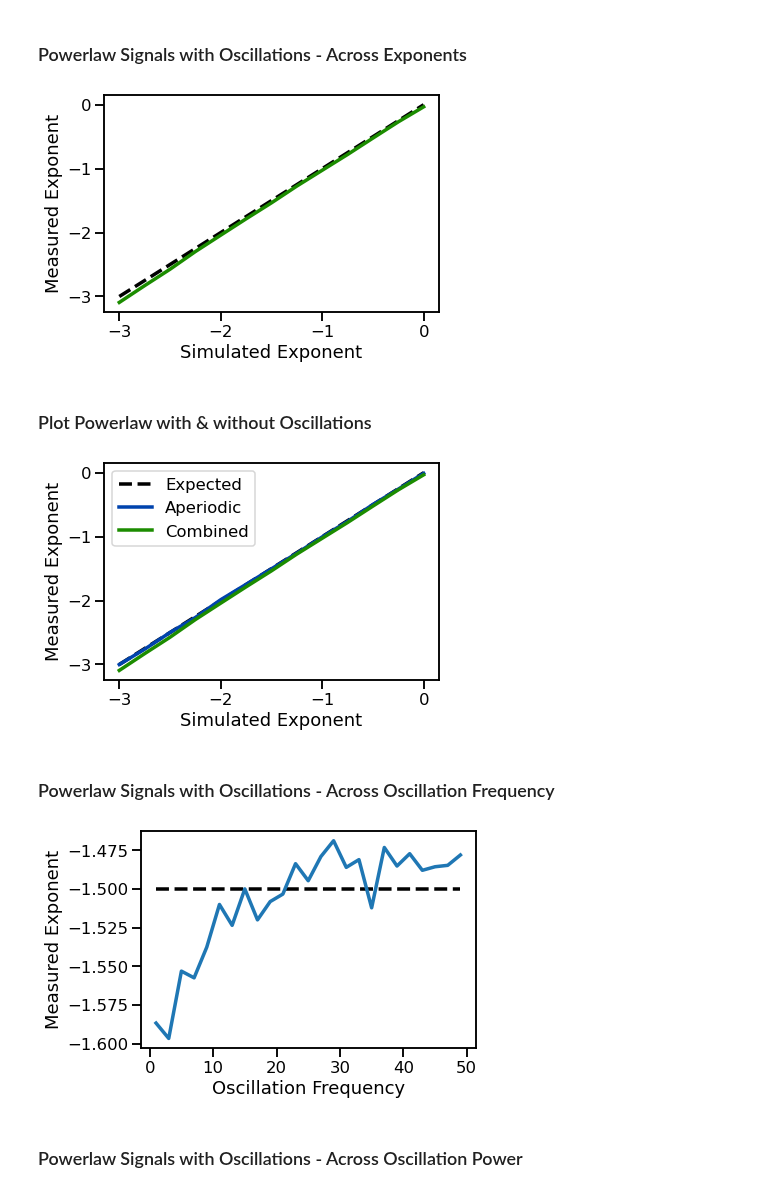
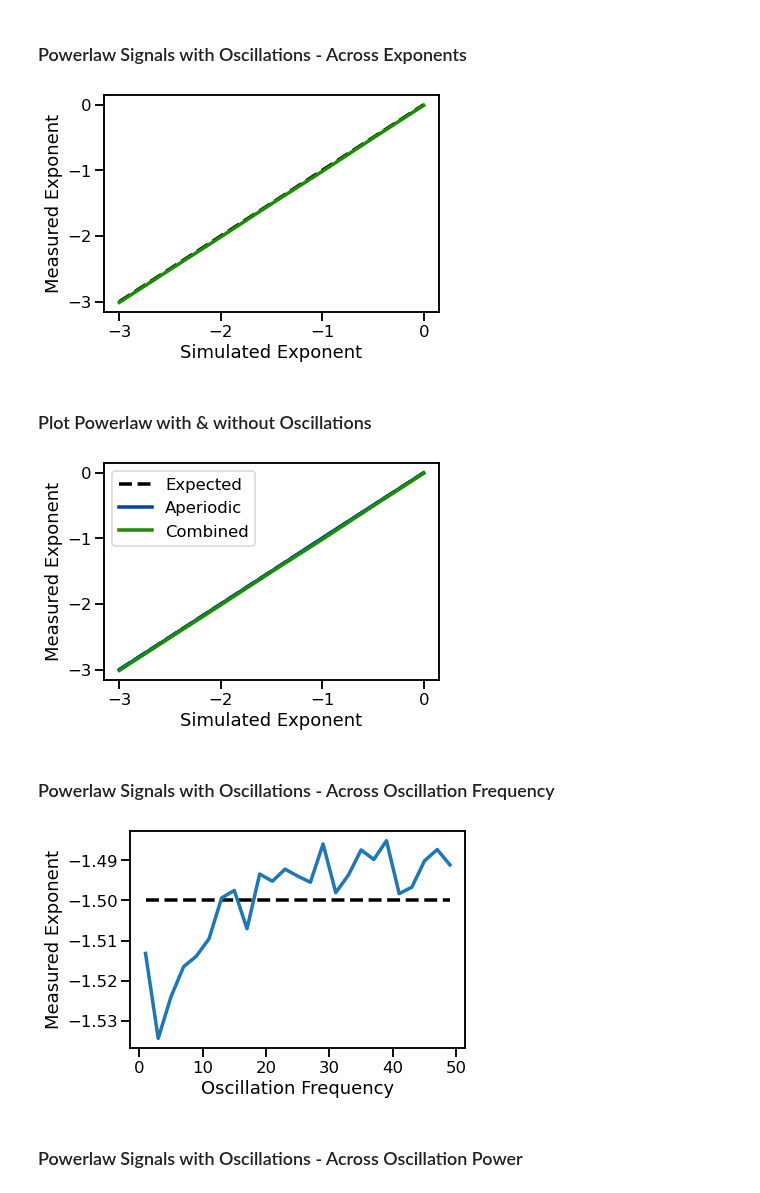
Before and after one commit to AperiodicMethods/AperiodicMethods, a Jupyter notebook: notebooks/11-IRASA.ipynb, the cells around one changed output. Saved outputs shown, nothing was run; the diff lists cells and outputs as text; code cells hidden in the pictures.

Commit message:
use apm settings

```diff
--- a/notebooks/11-IRASA.ipynb
+++ b/notebooks/11-IRASA.ipynb
@@ -59,2 +31,6 @@ irasa_params = {'fs' : fs, 'f_range' : f_range}
+# %%
+# Define IRASA settings
+f_range = (1, 50)
+irasa_params = {'fs' : FS, 'f_range' : f_range}
 # %% [markdown]
 ### Example: Powerlaw Signal
@@ -162,36 +126,36 @@ irasa_sims_comb_exp = run_sims(sim_combined, sim_params_comb, irasa_wrapper, ira
 # %%
 # Plot IRASA estimation across exponents, with an oscillation
-plot_lines(exps, exps, color='k', linestyle='--')
-plot_lines(exps, irasa_sims_comb_exp, color=COMB_COL)
+plot_lines(EXPS, EXPS, color='k', linestyle='--')
+plot_lines(EXPS, irasa_sims_comb_exp, color=COMB_COL)
 plot_lines(xlabel='Simulated Exponent', ylabel='Measured Exponent')
 plot_lines(save_fig=SAVE_FIG, file_name='irasa_comb', file_path='irasa')
 # %% [output]
-[figure, old version]
+[figure, new version]
 # %% [markdown]
 ### Plot Powerlaw with & without Oscillations
 # %%
 # Plot IRASA estimation across exponents, both with and without oscillation
-plot_lines(exps, exps, color='k', linestyle='--', label='Expected')
-plot_lines(exps, irasa_sims_exp, color=AP_COL, label='Aperiodic')
-plot_lines(exps, irasa_sims_comb_exp, color=COMB_COL, label='Combined')
+plot_lines(EXPS, EXPS, color='k', linestyle='--', label='Expected')
+plot_lines(EXPS, irasa_sims_exp, color=AP_COL, label='Aperiodic')
+plot_lines(EXPS, irasa_sims_comb_exp, color=COMB_COL, label='Combined')
 plot_lines(xlabel='Simulated Exponent', ylabel='Measured Exponent')
 plot_lines(save_fig=SAVE_FIG, file_name='irasa_both', file_path='irasa')
 # %% [output]
-[figure, old version]
+[figure, new version]
 # %% [markdown]
 ### Powerlaw Signals with Oscillations - Across Oscillation Frequency
 # %%
 # Run a set of simulations, calculating IRASA across oscillation frequencies
-irasa_sims_freq = run_sims(sim_combined, sim_params_comb, irasa_wrapper, irasa_params,
-                           update='update_freq', values=osc_freqs, n_instances=n_instances)
+irasa_sims_freq = run_sims(sim_combined, SIM_PARAMS_COMB, irasa_wrapper, irasa_params,
+                           update='update_freq', values=FREQS, n_sims=N_SIMS)
 # %%
 # Plot IRASA estimation across oscillation frequency values
-plot_lines(osc_freqs, [default_exp]*len(osc_freqs),  color='k', linestyle='--')
-plot_lines(osc_freqs, irasa_sims_freq)
+plot_lines(FREQS, [EXP]*len(FREQS),  color='k', linestyle='--')
+plot_lines(FREQS, irasa_sims_freq)
 plot_lines(xlabel='Oscillation Frequency', ylabel='Measured Exponent')
 plot_lines(save_fig=SAVE_FIG, file_name='irasa_osc_freq', file_path='irasa')
 # %% [output]
-[figure, old version]
+[figure, new version]
 # %% [markdown]
 ### Powerlaw Signals with Oscillations - Across Oscillation Power
 # %%
```
Also changed, not shown: parts of 24 cells of this notebook.
